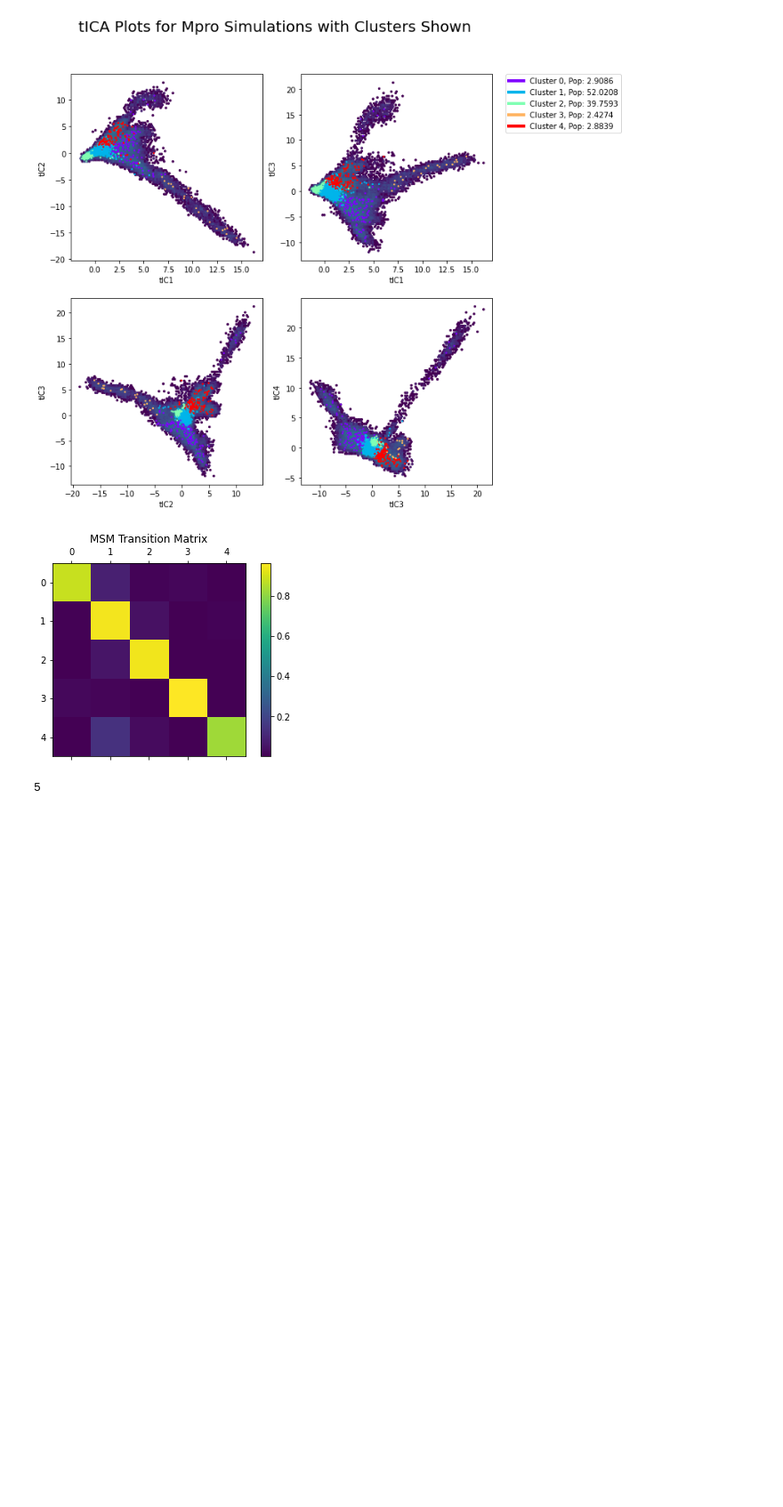
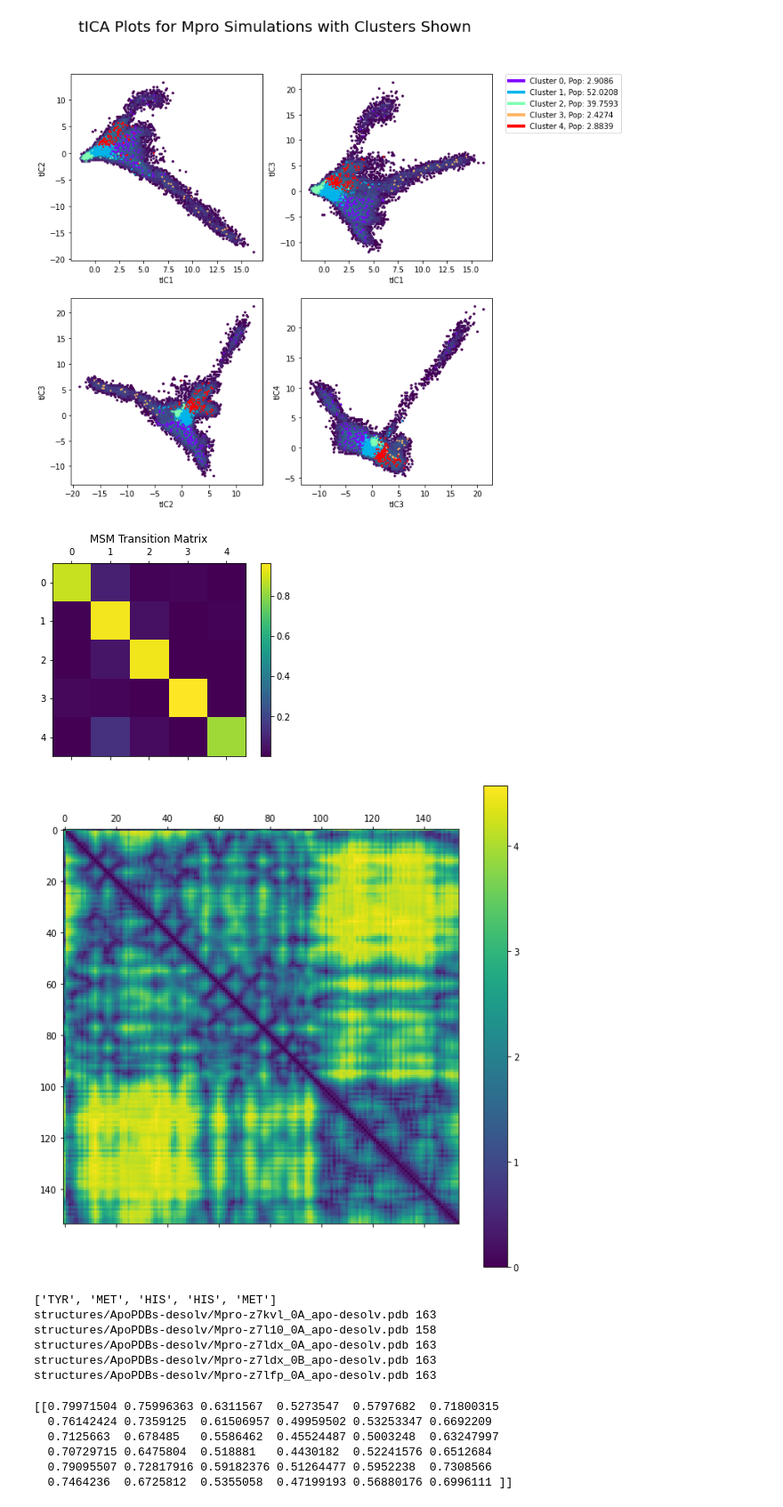
Before and after one commit to yabmtm/Mpro-ConfAnalysis, a Jupyter notebook: featurize_and_analyze.ipynb, the cells around one changed output. Shown at 89% size. Drawn from its saved outputs; the diff is of its cells as text; code cells hidden in the pictures; blank space fills up the shorter version.

```diff
--- a/featurize_and_analyze.ipynb
+++ b/featurize_and_analyze.ipynb
@@ -536,5 +692,59 @@ Saving 5 closest frames to each cluster...
 [figure]
 [figure]
 # %%
+import mdtraj as md
+import itertools
+import numpy as np
+from matplotlib import pyplot as plt
+
+path = 'Trajectories/P14823_R2194_C0'
+# load in trajectory
+traj = md.load(f'{path}/traj.xtc',top=f'{path}/xtc.gro')
+# get residue indices (there's probably a better way)
+res_indices = list(set([r.index for a in traj.topology.residues]))[::2]
+# get pairs of residue indices
+pairs = itertools.product(res_indices, repeat=2)
+# compute distances averaged over trajectory
+contacts = np.average(md.compute_contacts(traj, contacts=list(pairs))[0], axis=0)
+# re-shape to a matrix of n_res by n_res
+contact_matrix = np.reshape(contacts, (len(res_indices), len(res_indices)))
+
+fig = plt.figure(figsize=(10,10))
+ax = fig.add_subplot(111)
+mat = ax.matshow(contact_matrix, interpolation='nearest')
+fig.colorbar(mat)
+plt.show()
 # %% [output]
-5
+[figure, added]
+# %%
+import glob
+traj = md.load(f'Trajectories/P14823_R2194_C0/xtc.gro')
+residues = [a.name for a in traj.topology.residues]
+print(residues[162:167])
+
+for pdb in glob.glob(f'structures/ApoPDBs-desolv/*pdb'):
+    structure = md.load(pdb)
+    pdb_res = [a.name for a in structure.topology.residues]
+    for i in range(len(pdb_res)):
+        if pdb_res[i:i+5] == residues[162:167]:
+            if i in [160] or i > 400:
+                pass
+            else:
+                print(pdb,i)
+# %% [output]
+['TYR', 'MET', 'HIS', 'HIS', 'MET']
+structures/ApoPDBs-desolv/Mpro-z7kvl_0A_apo-desolv.pdb 163
+structures/ApoPDBs-desolv/Mpro-z7l10_0A_apo-desolv.pdb 158
+structures/ApoPDBs-desolv/Mpro-z7ldx_0A_apo-desolv.pdb 163
+structures/ApoPDBs-desolv/Mpro-z7ldx_0B_apo-desolv.pdb 163
+structures/ApoPDBs-desolv/Mpro-z7lfp_0A_apo-desolv.pdb 163
+# %%
+a = np.load(f'Features/141PHE_127TYR/Mpro-P0008_0A.npy')
+print(a)
+# %% [output]
+[[0.79971504 0.75996363 0.6311567  0.5273547  0.5797682  0.71800315
+  0.76142424 0.7359125  0.61506957 0.49959502 0.53253347 0.6692209
+  0.7125663  0.678485   0.5586462  0.45524487 0.5003248  0.63247997
+  0.70729715 0.6475804  0.518881   0.4430182  0.52241576 0.6512684
+  0.79095507 0.72817916 0.59182376 0.51264477 0.5952238  0.7308566
+  0.7464236  0.6725812  0.5355058  0.47199193 0.56880176 0.6996111 ]]
```
Also changed, not shown: parts of 8 cells of this notebook.
